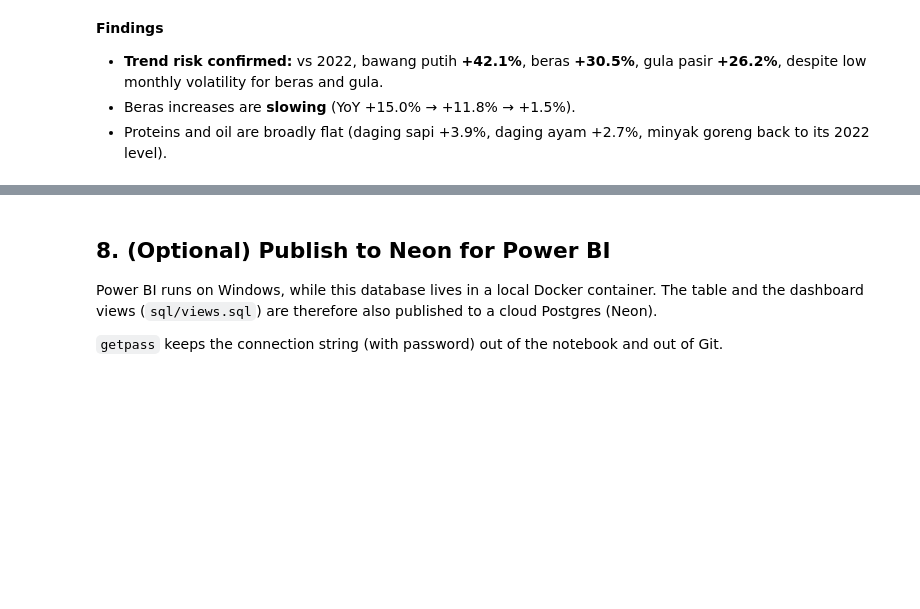
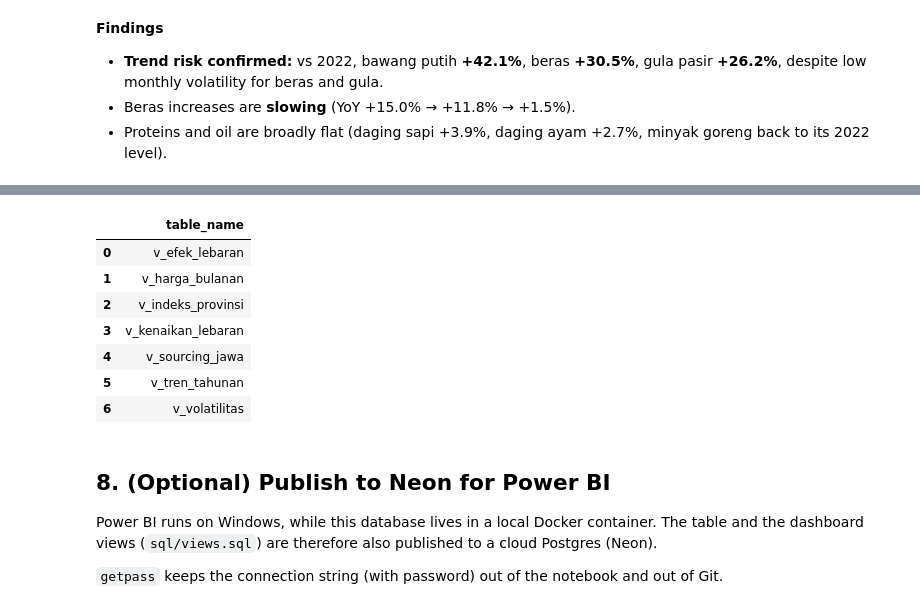
Before and after one commit to Talithashakira/analisis-harga-pangan, a Jupyter notebook: notebooks/analisis_harga_pangan.ipynb, the cells around one changed output, grey strips where cells are left out. Cells and saved outputs as stored; diff of their text form; code cells hidden in the pictures; blank space fills up the shorter version.

```diff
--- a/notebooks/analisis_harga_pangan.ipynb
+++ b/notebooks/analisis_harga_pangan.ipynb
@@ -426,3 +445,19 @@ run_sql("sql/04_tren_tahunan.sql")
+# %%
+pd.read_sql("""
+    SELECT table_name
+    FROM information_schema.views
+    WHERE table_schema = 'public'
+    ORDER BY table_name
+""", engine)
+# %% [output]
+|  | table_name |
+| 0 | v_efek_lebaran |
+| 1 | v_harga_bulanan |
+| 2 | v_indeks_provinsi |
+| 3 | v_kenaikan_lebaran |
+| 4 | v_sourcing_jawa |
+| 5 | v_tren_tahunan |
+| 6 | v_volatilitas |
 # %% [markdown]
 ## 8. (Optional) Publish to Neon for Power BI
 
```
Also changed, not shown: parts of 2 cells of this notebook, 1 other file.
